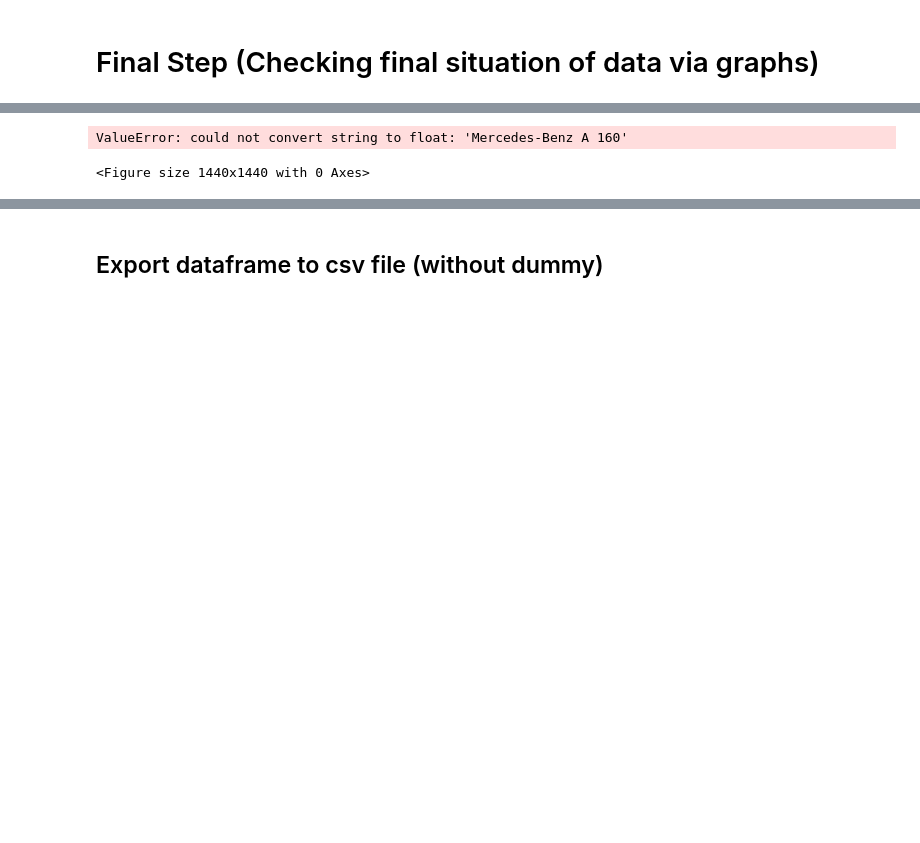
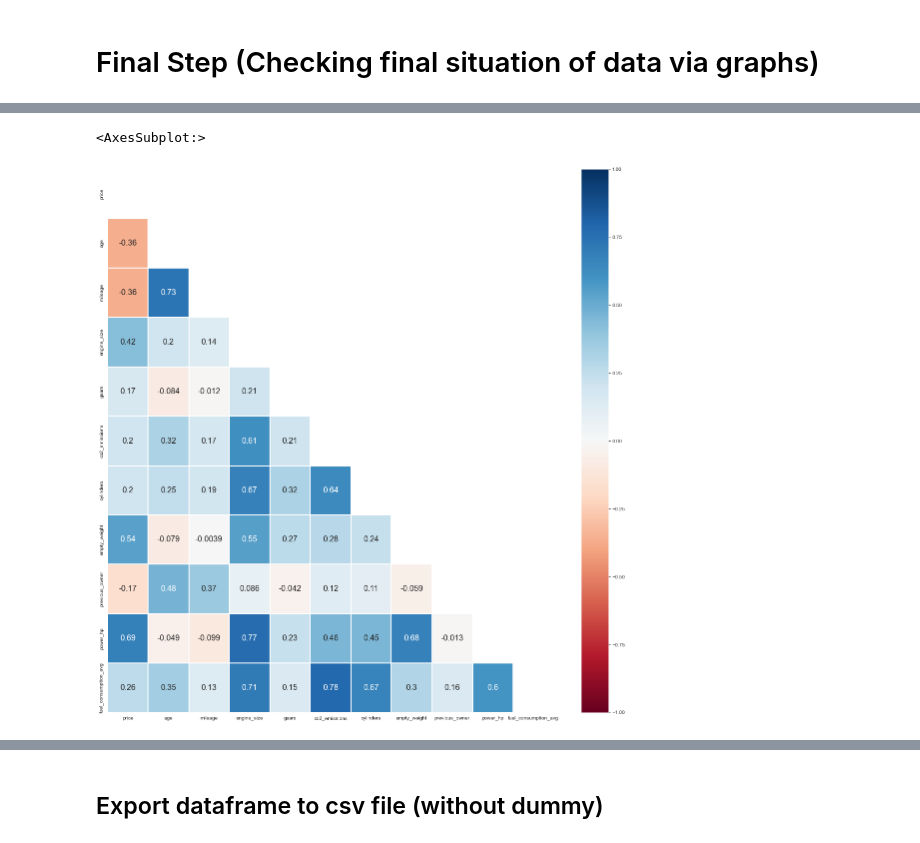
Before and after one commit to fermiyon/clarusway, a Jupyter notebook: autoscout/project_part_3_outliers.ipynb, the cells around one changed output, grey strips where cells are left out. Drawn from its saved outputs; the diff is of its cells as text; code cells hidden in the pictures; blank space fills up the shorter version.

```diff
--- a/autoscout/project_part_3_outliers.ipynb
+++ b/autoscout/project_part_3_outliers.ipynb
@@ -1276,0 +1538,2 @@ freq_bar(df.age)
+# %%
+df_c = fill_with_mode('cylinders',groups=['make','make_model','body_type','power_hp'])
@@ -1276,0 +1565,3 @@ freq_bar(df.age)
+# %%
+df = df_c.copy()
+del df_c
@@ -1277,2 +1588,7 @@ freq_bar(df.age)
 # %% [markdown]
 # Final Step (Checking final situation of data via graphs)
+# %%
+numeric_col = df.select_dtypes(include="number")
+numeric_col.drop(columns=['latitude','longitude'],inplace=True)
+display(numeric_col.columns)
+numeric_col
@@ -1279,7 +1613,7 @@ freq_bar(df.age)
 # %%
 plt.figure(figsize=(20,20))
-mask = np.triu(df.corr())
-sns.heatmap(df.corr(), annot=True, mask=mask, vmin=-1, vmax=1,cmap='RdBu')
+mask = np.triu(numeric_col.corr())
+sns.heatmap(numeric_col.corr(), annot=True, mask=mask, vmin=-1, vmax=1,cmap='RdBu',linewidths=0.2, annot_kws={"size": 16})
 # %% [output]
-ValueError: could not convert string to float: 'Mercedes-Benz A 160'
+<AxesSubplot:>
-<Figure size 1440x1440 with 0 Axes>
+[figure, added]
```
Also changed, not shown: parts of 60 cells of this notebook, 1 other file.
